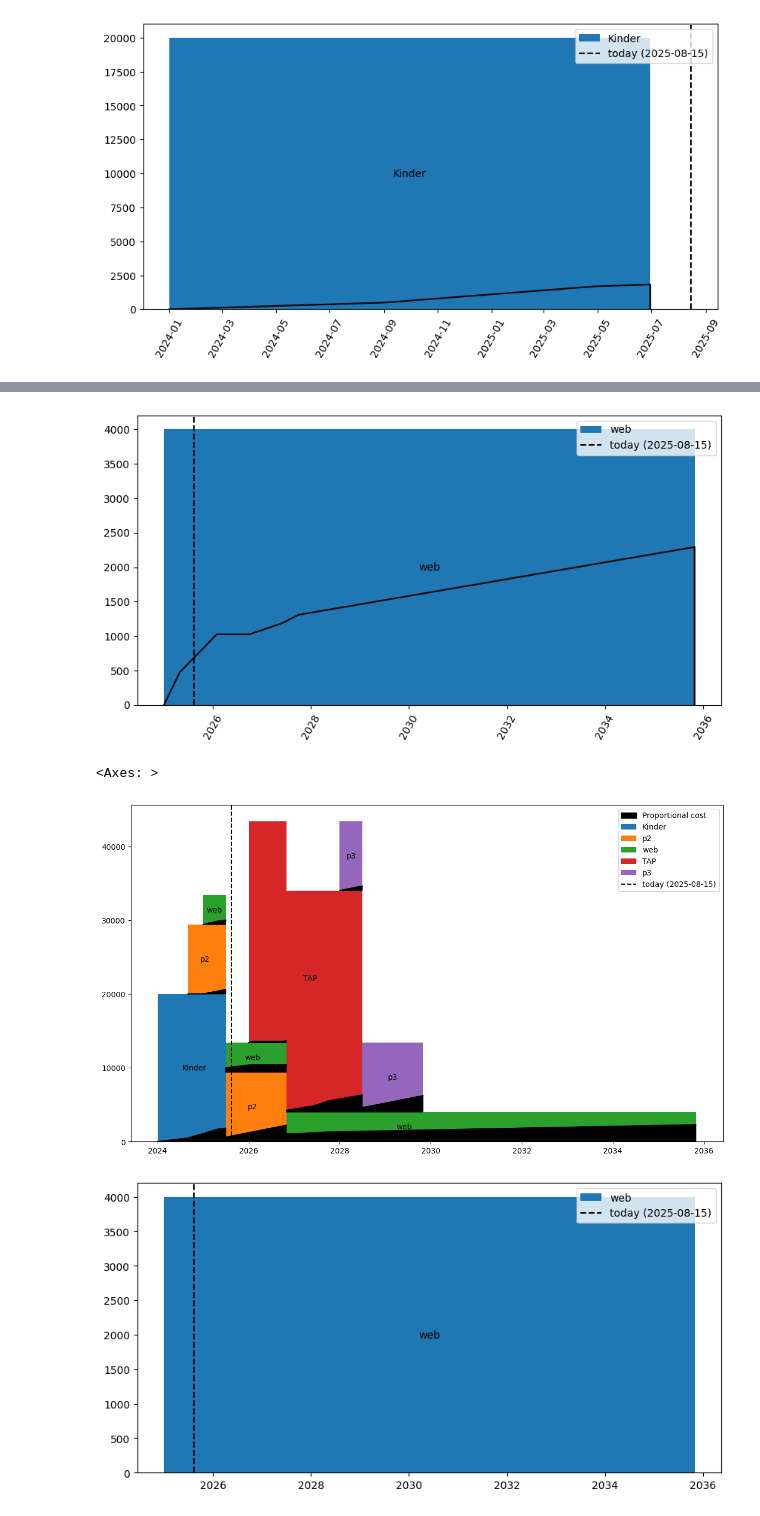
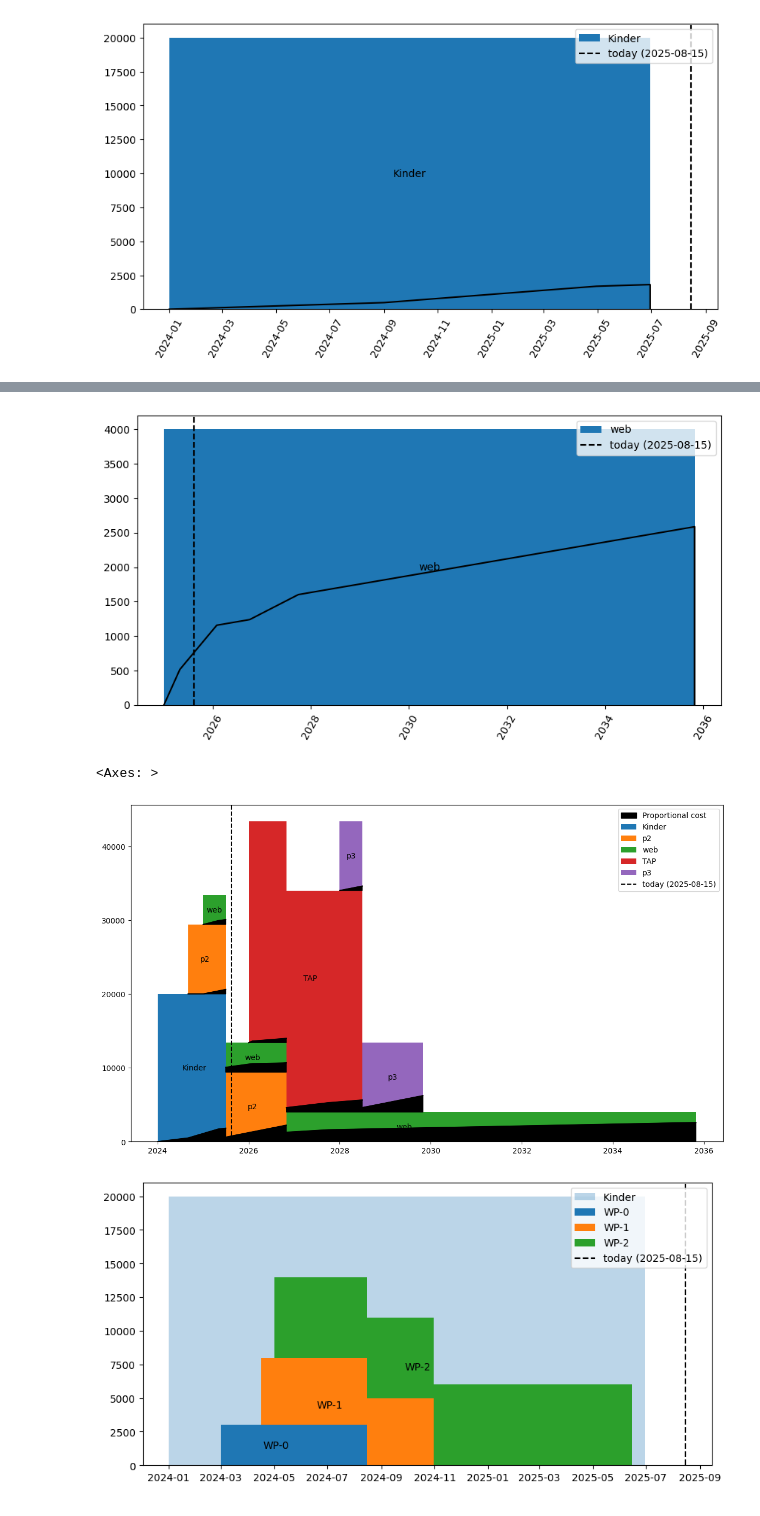
Before and after one commit to amirhoseinbidar/plot-proj, a Jupyter notebook: project.ipynb, the cells around one changed output, grey strips where cells are left out. Saved outputs shown, nothing was run; the diff lists cells and outputs as text; code cells hidden in the pictures.

Commit message:
add work package feature

```diff
--- a/project.ipynb
+++ b/project.ipynb
@@ -80 +98,4 @@ cost_df
 | 4 | ali2 | 200 | 2025-01-01 | 2031-04-30 |
+# %%
+work_package_df = pd.read_csv('data/work-package.csv')
+work_package_df
@@ -164,8 +191,8 @@ plt.show()
 # %%
 fig, ax = plt.subplots(figsize=(10, 5))
 
-plot_budget(
-    budget_df[budget_df["name"] == "web"], priority_type, priority_ascending, ax
+plot_projects_budget(
+    budget_df[budget_df["project"] == "web"], priority_type, priority_ascending, ax=ax
 )
 plot_staff_proportional_cost(
     participation_df,
@@ -178,23 +205,39 @@ plot_staff_proportional_cost(
 )
 plt.show()
 # %% [output]
-[figure, old version]
+[figure, new version]
 # %%
 fig, ax = plt.subplots(figsize=(14, 8))
 
-plot_consumed_budget(
+plot_total_consumed_budget(
     participation_df, cost_df, budget_df, priority_type, priority_ascending, ax
 )
 # %% [output]
 <Axes: >
-[figure, old version]
+[figure, new version]
 # %%
+from plot_functions.budget import get_budget_stack_data, plot_work_package_budget
+import numpy as np
+
+from plot_functions.consumed_budget import plot_project_consumed_budget
+
 fig, ax = plt.subplots(figsize=(10, 5))
 
-plot_budget(
-    budget_df[budget_df["name"] == "web"], priority_type, priority_ascending, ax
+x, y, labels = get_budget_stack_data(
+    budget_df[budget_df["project"] == "Kinder"], priority_type, priority_ascending
 )
-plt.legend(loc='upper right')
+
+x = np.insert(x, 0, x[0])
+y = np.insert(y[0], 0, 0)
+ax.fill_between(x, y, step="post", label="Kinder", alpha=0.3)
+plot_work_package_budget(
+    work_package_df[work_package_df["project"] == "TAP"],
+    priority_type,
+    priority_ascending,
+    ax,
+)
+
+plt.legend(loc="upper right")
 plt.show()
 # %% [output]
-[figure, old version]
+[figure, new version]
```
Also changed, not shown: parts of 15 cells of this notebook, 9 other files.
